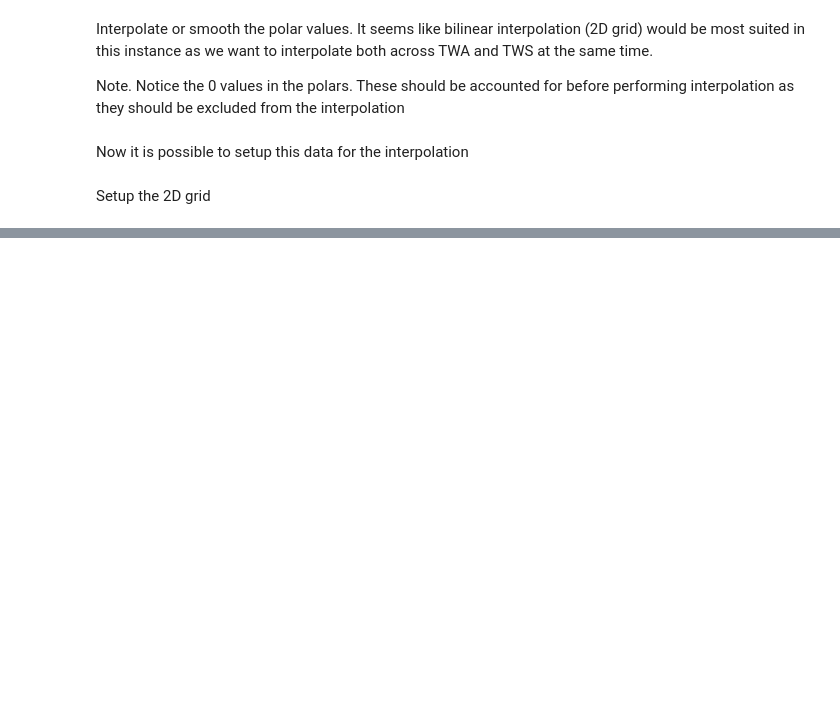
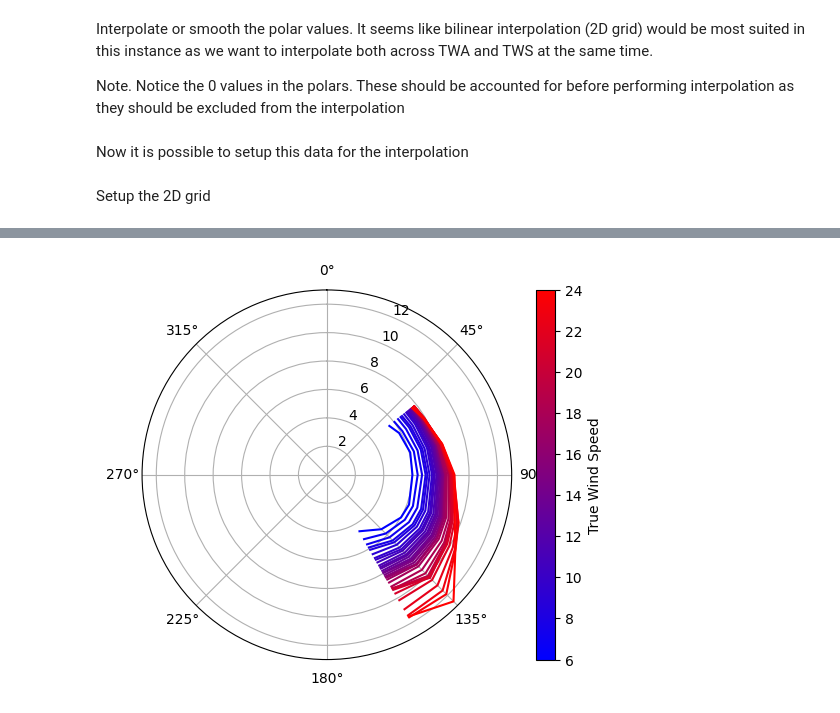
Before and after one commit to deDavil/bachelor-thesis, a Jupyter notebook: main.ipynb, the cells around one changed output, grey strips where cells are left out. Drawn from its saved outputs; the diff is of its cells as text; code cells hidden in the pictures; blank space fills up the shorter version.

Commit message:
new library explored, non-extended ORC polars used

```diff
--- a/main.ipynb
+++ b/main.ipynb
@@ -120,0 +134,6 @@ Interpolated Speed Grid (rows: TWS, columns: TWA)
+# %%
+from hrosailing.plotting import plot_polar
+
+plot_polar(pd, ws=[6, 24], n_steps=30, colors=('blue', 'red'), show_legend=True)
+# %% [output]
+[figure, added]
```
Also changed, not shown: parts of 4 cells of this notebook, 1 other file.
